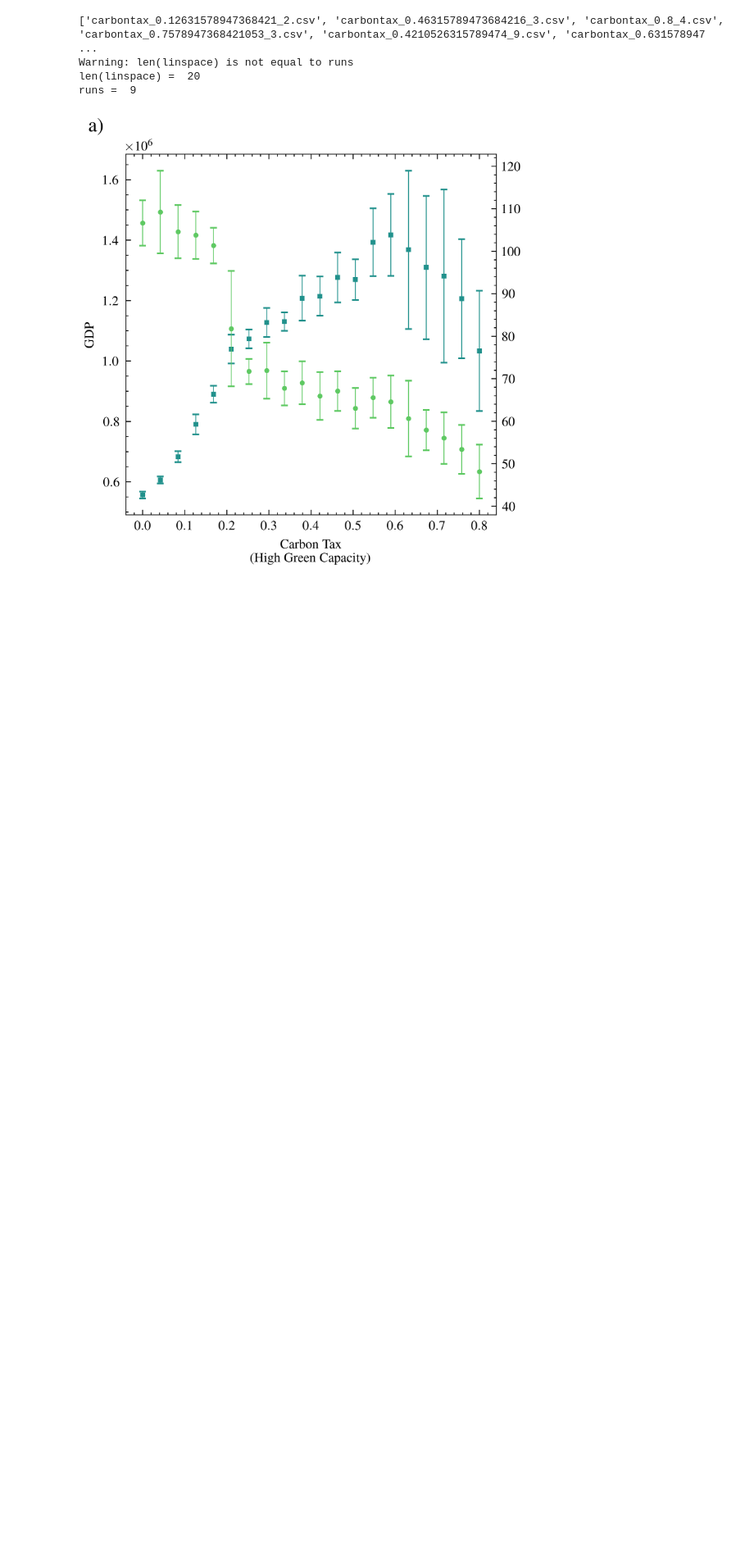
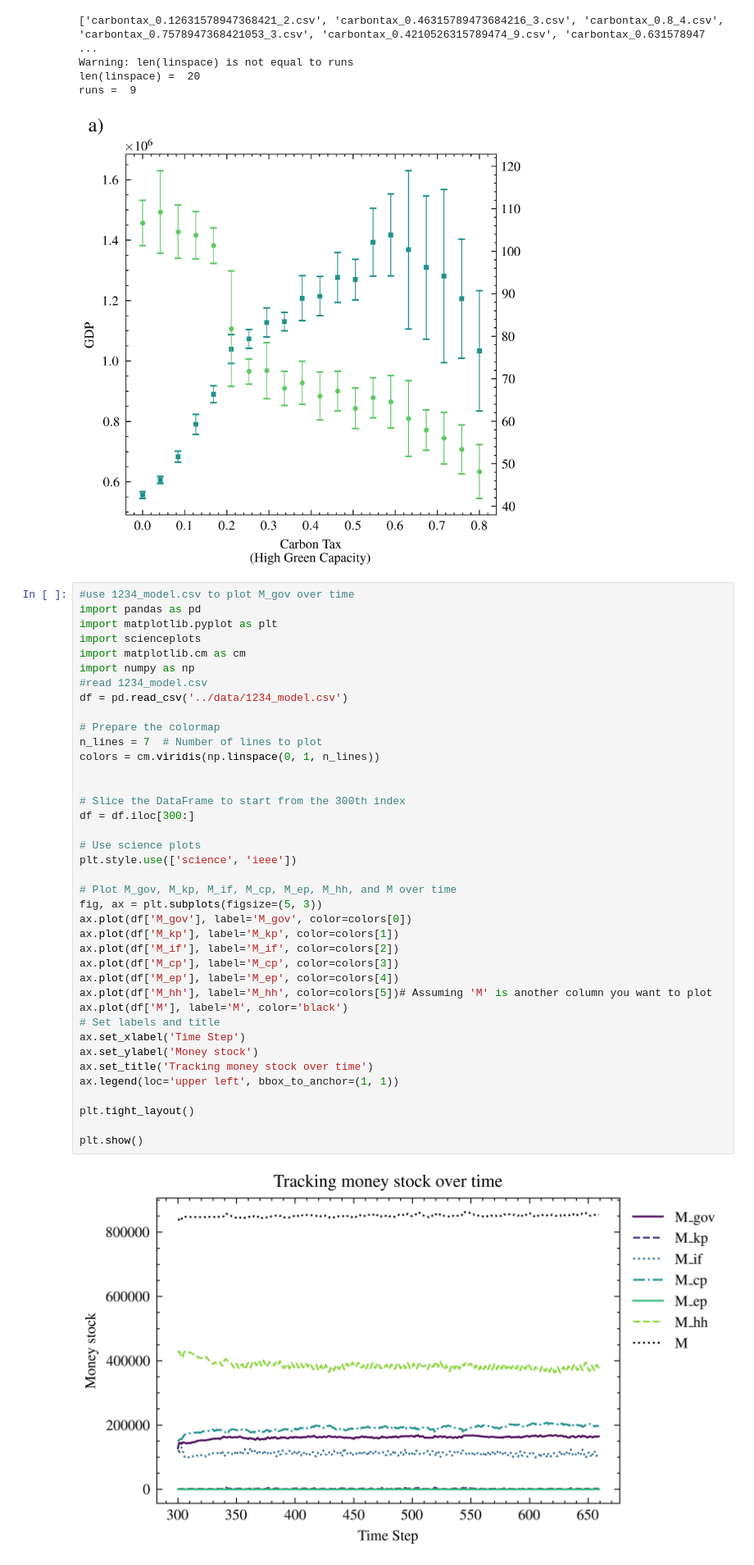
Before and after one commit to Tarsatir/Capsule_Climate, a Jupyter notebook: results/new_plots.ipynb, the cells around one changed output. Shown at 82% size. Cells and saved outputs as stored; diff of their text form; blank space fills up the shorter version.

```diff
--- a/results/new_plots.ipynb
+++ b/results/new_plots.ipynb
@@ -632,3 +632,44 @@ Warning: len(linspace) is not equal to runs
 len(linspace) =  20
 runs =  9
 [figure]
+# %%
+#use 1234_model.csv to plot M_gov over time
+import pandas as pd
+import matplotlib.pyplot as plt
+import scienceplots
+import matplotlib.cm as cm
+import numpy as np
+#read 1234_model.csv
+df = pd.read_csv('../data/1234_model.csv')
+
+# Prepare the colormap
+n_lines = 7  # Number of lines to plot
+colors = cm.viridis(np.linspace(0, 1, n_lines))
+
+
+# Slice the DataFrame to start from the 300th index
+df = df.iloc[300:]
+
+# Use science plots
+plt.style.use(['science', 'ieee'])
+
+# Plot M_gov, M_kp, M_if, M_cp, M_ep, M_hh, and M over time
+fig, ax = plt.subplots(figsize=(5, 3))
+ax.plot(df['M_gov'], label='M_gov', color=colors[0])
+ax.plot(df['M_kp'], label='M_kp', color=colors[1])
+ax.plot(df['M_if'], label='M_if', color=colors[2])
+ax.plot(df['M_cp'], label='M_cp', color=colors[3])
+ax.plot(df['M_ep'], label='M_ep', color=colors[4])
+ax.plot(df['M_hh'], label='M_hh', color=colors[5])# Assuming 'M' is another column you want to plot
+ax.plot(df['M'], label='M', color='black')
+# Set labels and title
+ax.set_xlabel('Time Step')
+ax.set_ylabel('Money stock')
+ax.set_title('Tracking money stock over time')
+ax.legend(loc='upper left', bbox_to_anchor=(1, 1))
+
+plt.tight_layout()
+
+plt.show()
+# %% [output]
+[figure, added]
```
Also changed, not shown: 3 other files.
